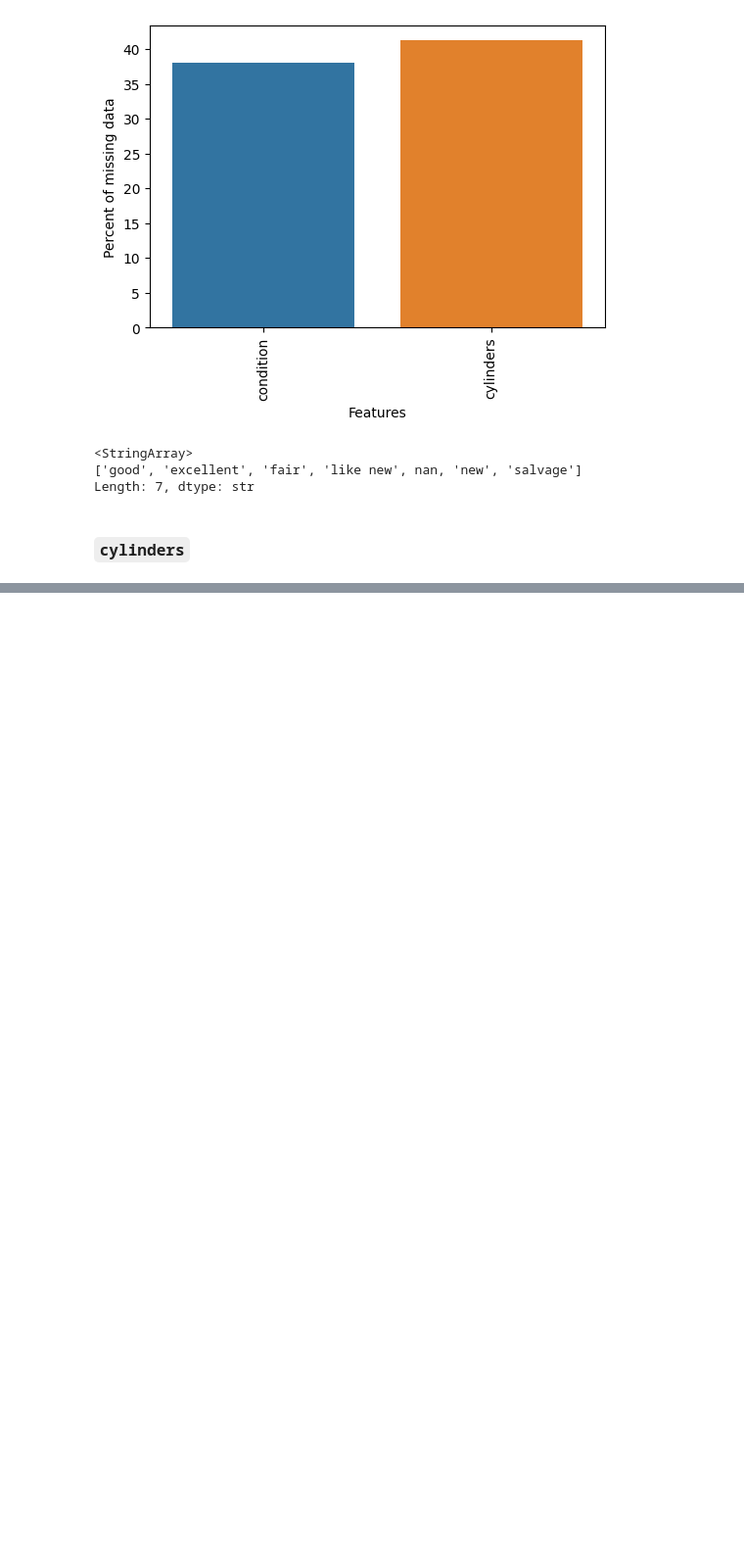
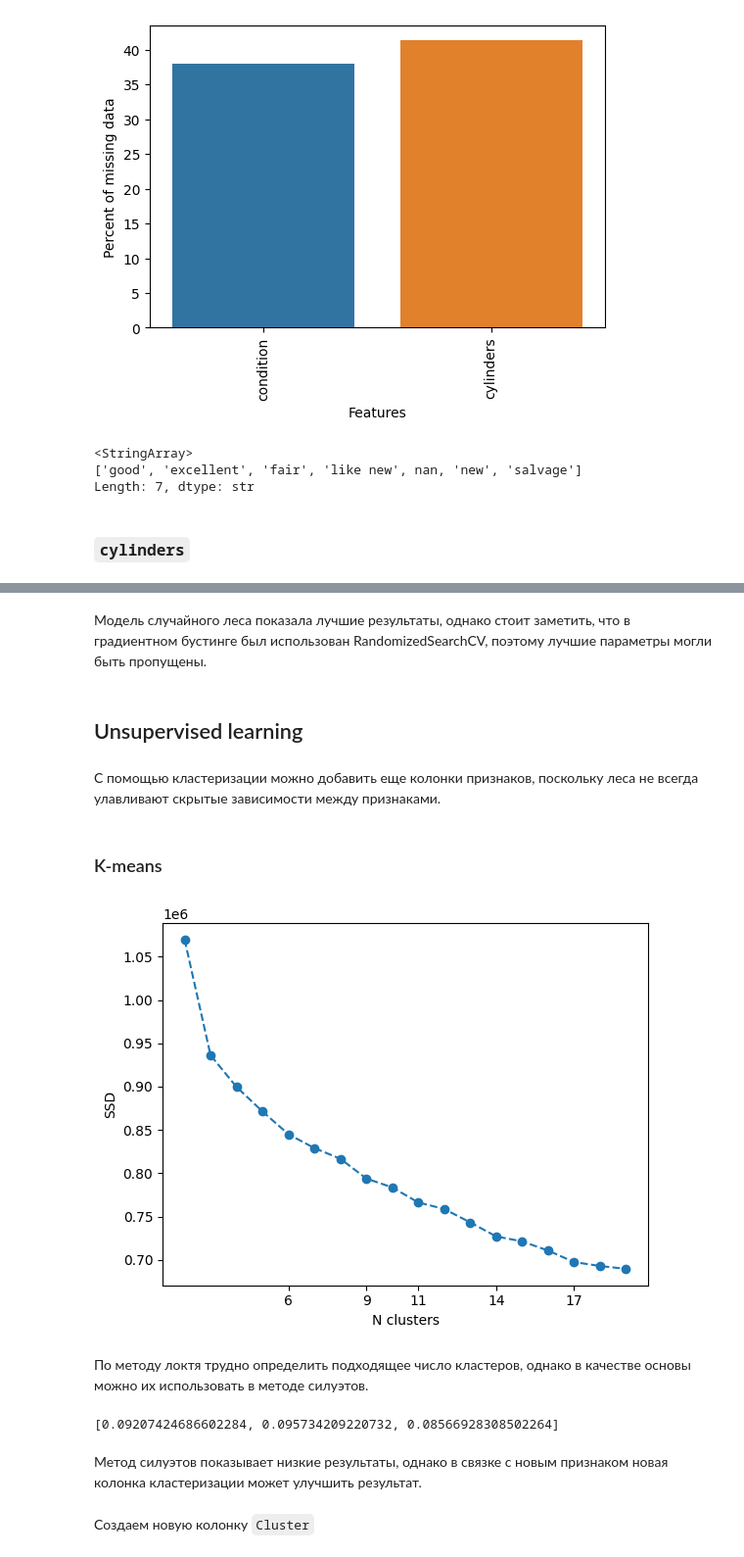
Before and after one commit to MoyMarMois/Carset, a Jupyter notebook: carset.ipynb, the cells around one changed output, grey strips where cells are left out. Shown at 98% size. Cells and saved outputs as stored; diff of their text form; code cells hidden in the pictures; blank space fills up the shorter version.

Commit message:
Unsup + sup learning

```diff
--- a/carset.ipynb
+++ b/carset.ipynb
@@ -557,0 +762,18 @@ Error:
+# %%
+from sklearn.ensemble import HistGradientBoostingRegressor
+from sklearn.model_selection import RandomizedSearchCV
+from scipy.stats import uniform
+
+grad_pipe = Pipeline([
+    ("scaler", MinMaxScaler()),
+    ("grad_model", HistGradientBoostingRegressor(random_state=42))
+])
+
+param_grid = {
+    "grad_model__max_iter": [150, 200],
+    "grad_model__learning_rate": uniform(0.05, 0.05),
+    "grad_model__max_depth": [3, 5, 7]
+}
+
+grad_grid_model = RandomizedSearchCV(grad_pipe, param_distributions=param_grid, cv=5, verbose=1, n_jobs=6, scoring="neg_root_mean_squared_error", n_iter=15)
+grad_grid_model.fit(X_train, y_train)
@@ -557,0 +801,31 @@ Error:
+# %% [markdown]
+Модель случайного леса показала лучшие результаты, однако стоит заметить, что в градиентном бустинге был использован RandomizedSearchCV, поэтому лучшие параметры могли быть пропущены.
+# %% [markdown]
+## Unsupervised learning
+# %% [markdown]
+С помощью кластеризации можно добавить еще колонки признаков, поскольку леса не всегда улавливают скрытые зависимости между признаками.
+# %% [markdown]
+### K-means
+# %%
+from sklearn.cluster import KMeans
+
+SSD = []
+scaler = MinMaxScaler()
+X_train_scale = scaler.fit_transform(X_train)
+X_valid_scale = scaler.transform(X_valid)
+X_all = np.vstack([X_train_scale, X_valid_scale])
+
+for n in range(2,20):
+    KM_model = KMeans(n_clusters=n, random_state=42)
+    KM_model.fit(X_all)
+    SSD.append(KM_model.inertia_)
+# %%
+plt.plot(np.arange(2, 20), pd.Series(SSD), "--o")
+plt.ylabel("SSD")
+plt.xlabel("N clusters")
+plt.xticks([6, 9, 11, 14, 17])
+plt.show();
+# %% [output]
+[figure, added]
+# %% [markdown]
+По методу локтя трудно определить подходящее число кластеров, однако в качестве основы можно их использовать в методе силуэтов.
@@ -557,0 +843,8 @@ Error:
+# %%
+print(silhouettes)
+# %% [output]
+[0.09207424686602284, 0.095734209220732, 0.08566928308502264]
+# %% [markdown]
+Метод силуэтов показывает низкие результаты, однако в связке с новым признаком новая колонка кластеризации может улучшить результат.
+# %% [markdown]
+Создаем новую колонку `Cluster`
```
Also changed, not shown: parts of 105 cells of this notebook, 1 other file.
